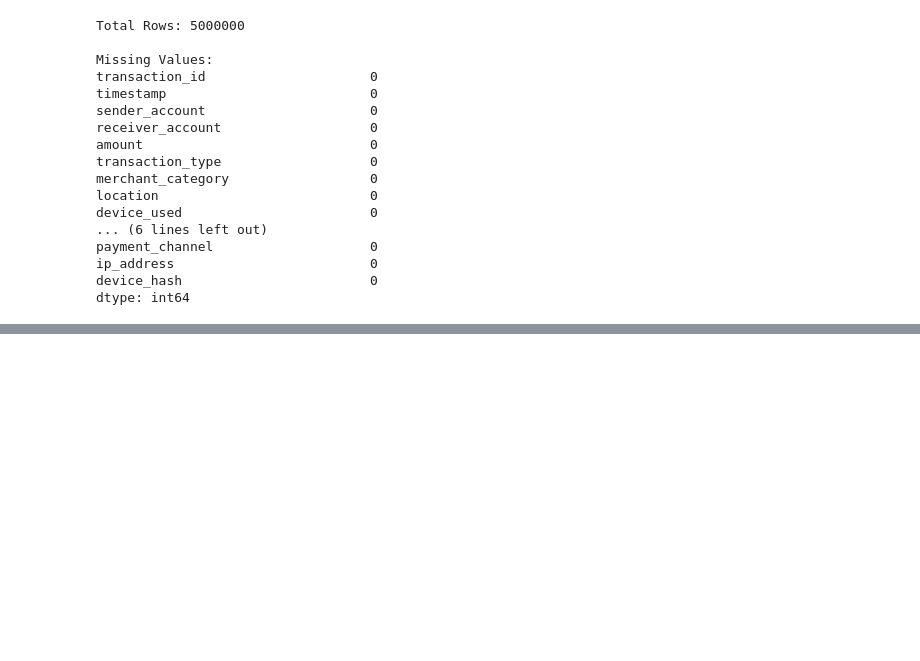
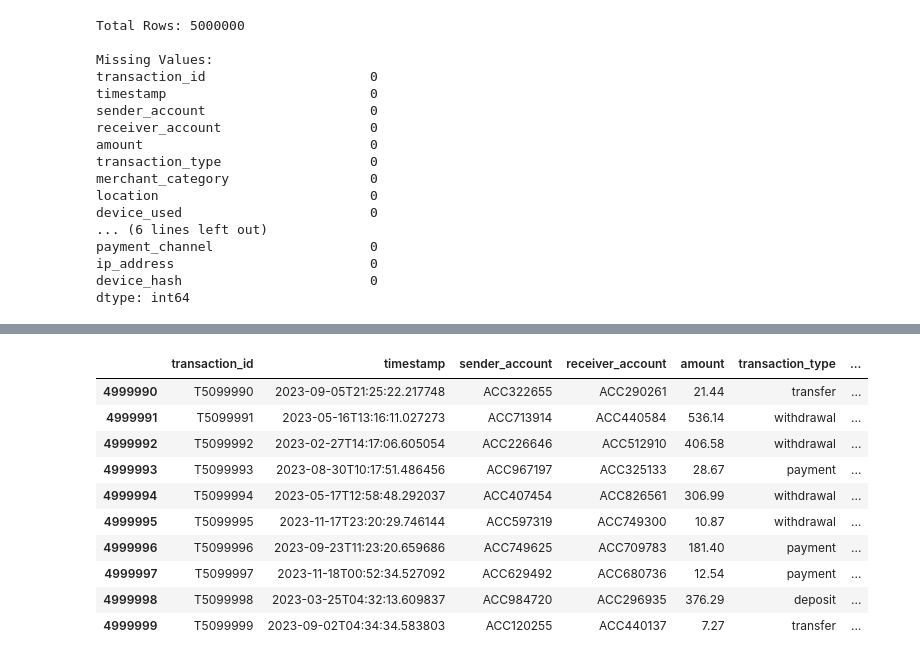
Before and after one commit to yashsati072-create/Movie-Recommendation-System, a Jupyter notebook: financial_data_fraud_detection_data.ipynb, the cells around one changed output, grey strips where cells are left out. Saved outputs shown, nothing was run; the diff lists cells and outputs as text; code cells hidden in the pictures; blank space fills up the shorter version.

```diff
--- a/financial_data_fraud_detection_data.ipynb
+++ b/financial_data_fraud_detection_data.ipynb
@@ -103,0 +223,16 @@ NameError: name 'df' is not defined
+# %%
+df['time_since_last_transaction']=df['time_since_last_transaction'].fillna(0.84)
+# %%
+df.tail(10)
+# %% [output]
+|  | transaction_id | timestamp | sender_account | receiver_account | amount | transaction_type | ... |
+| 4999990 | T5099990 | 2023-09-05T21:25:22.217748 | ACC322655 | ACC290261 | 21.44 | transfer | ... |
+| 4999991 | T5099991 | 2023-05-16T13:16:11.027273 | ACC713914 | ACC440584 | 536.14 | withdrawal | ... |
+| 4999992 | T5099992 | 2023-02-27T14:17:06.605054 | ACC226646 | ACC512910 | 406.58 | withdrawal | ... |
+| 4999993 | T5099993 | 2023-08-30T10:17:51.486456 | ACC967197 | ACC325133 | 28.67 | payment | ... |
+| 4999994 | T5099994 | 2023-05-17T12:58:48.292037 | ACC407454 | ACC826561 | 306.99 | withdrawal | ... |
+| 4999995 | T5099995 | 2023-11-17T23:20:29.746144 | ACC597319 | ACC749300 | 10.87 | withdrawal | ... |
+| 4999996 | T5099996 | 2023-09-23T11:23:20.659686 | ACC749625 | ACC709783 | 181.40 | payment | ... |
+| 4999997 | T5099997 | 2023-11-18T00:52:34.527092 | ACC629492 | ACC680736 | 12.54 | payment | ... |
+| 4999998 | T5099998 | 2023-03-25T04:32:13.609837 | ACC984720 | ACC296935 | 376.29 | deposit | ... |
+| 4999999 | T5099999 | 2023-09-02T04:34:34.583803 | ACC120255 | ACC440137 | 7.27 | transfer | ... |
```
Also changed, not shown: parts of 21 cells of this notebook.
